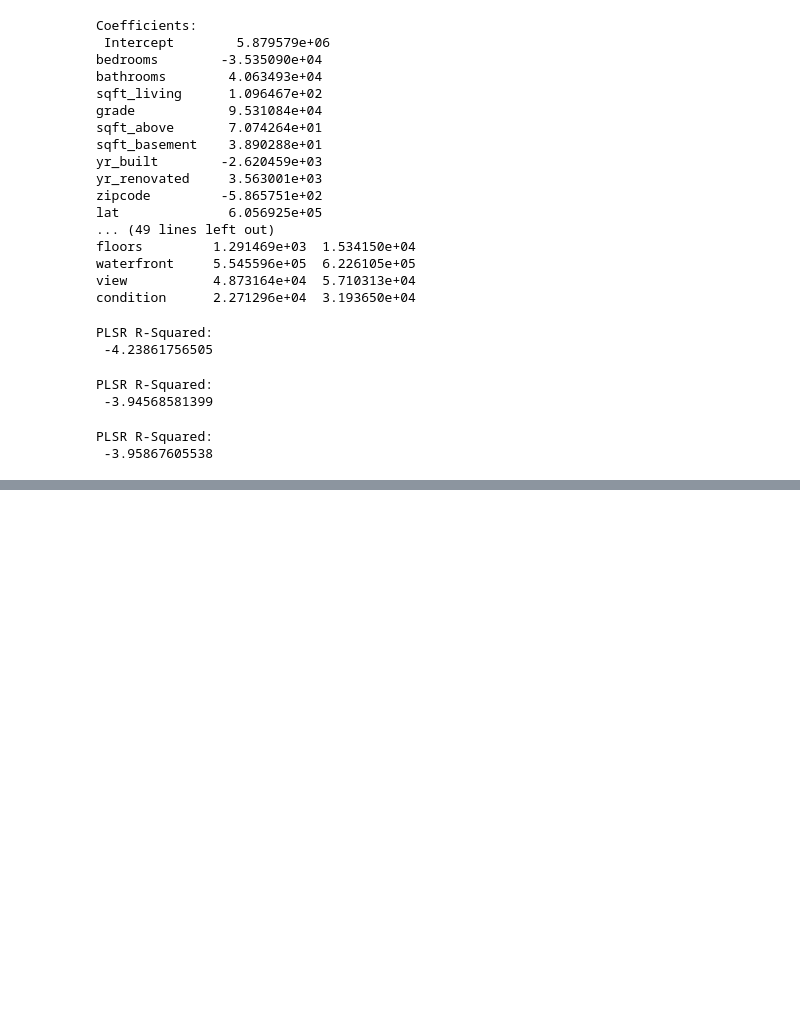
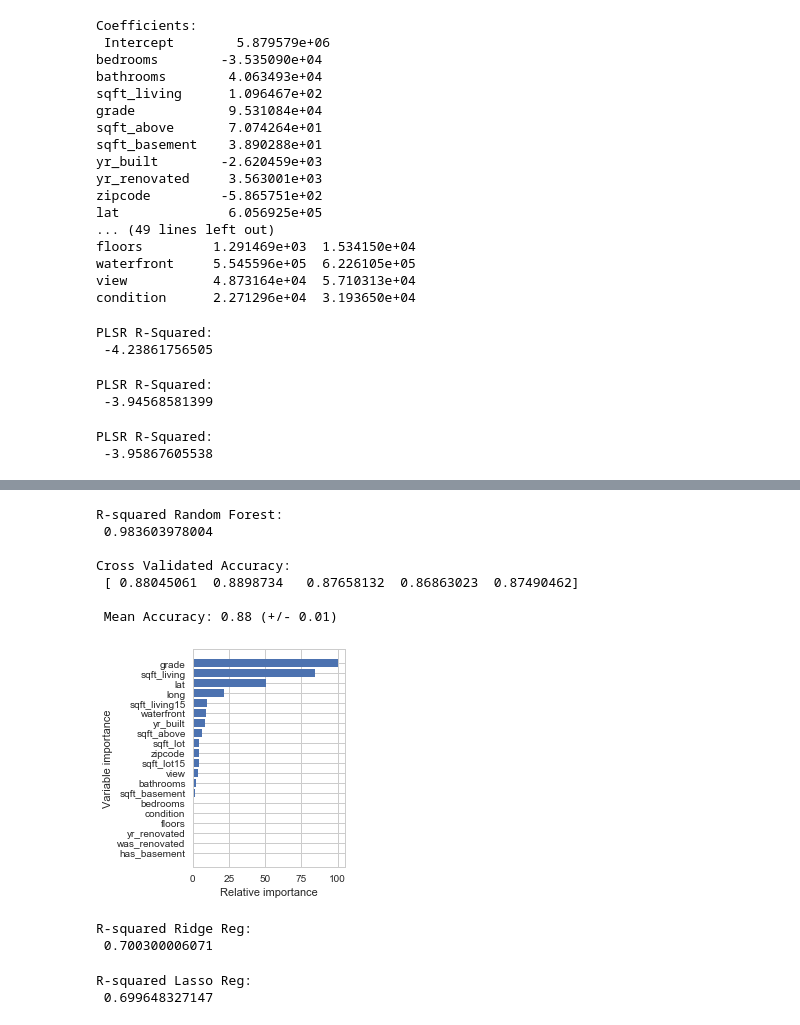
Before and after one commit to cappsjr/StartDraft_Capstone, a Jupyter notebook: Capstone Draft.ipynb, the cells around one changed output, grey strips where cells are left out. Drawn from its saved outputs; the diff is of its cells as text; code cells hidden in the pictures; blank space fills up the shorter version.

```diff
--- a/Capstone Draft.ipynb
+++ b/Capstone Draft.ipynb
@@ -527,0 +637,12 @@ Weighted Accuracy: 0.79 (+/- 0.04)
+# %%
+# Lets increase the number of iterations to 500 and take away max_depth
+ranfor_reg(rfr_var, df['price'], 500, None, 5)
+# %% [output]
+R-squared Random Forest:
+ 0.983603978004
+
+Cross Validated Accuracy:
+ [ 0.88045061  0.8898734   0.87658132  0.86863023  0.87490462]
+
+ Mean Accuracy: 0.88 (+/- 0.01)
+[figure, added]
@@ -527,0 +679,7 @@ Weighted Accuracy: 0.79 (+/- 0.04)
+# %%
+rcv_var = df.drop(['price', 'id', 'date'], axis=1)
+
+ridge_regcv(rcv_var, df['price'], [0.1, 1.0, 10], 5)
+# %% [output]
+R-squared Ridge Reg:
+ 0.700300006071
@@ -527,0 +699,7 @@ Weighted Accuracy: 0.79 (+/- 0.04)
+# %%
+lass_var = df.drop(['price', 'id', 'date'], axis=1)
+
+lasso_regcv(lass_var, df['price'], 100, 5)
+# %% [output]
+R-squared Lasso Reg:
+ 0.699648327147
```
Also changed, not shown: parts of 41 cells of this notebook.
